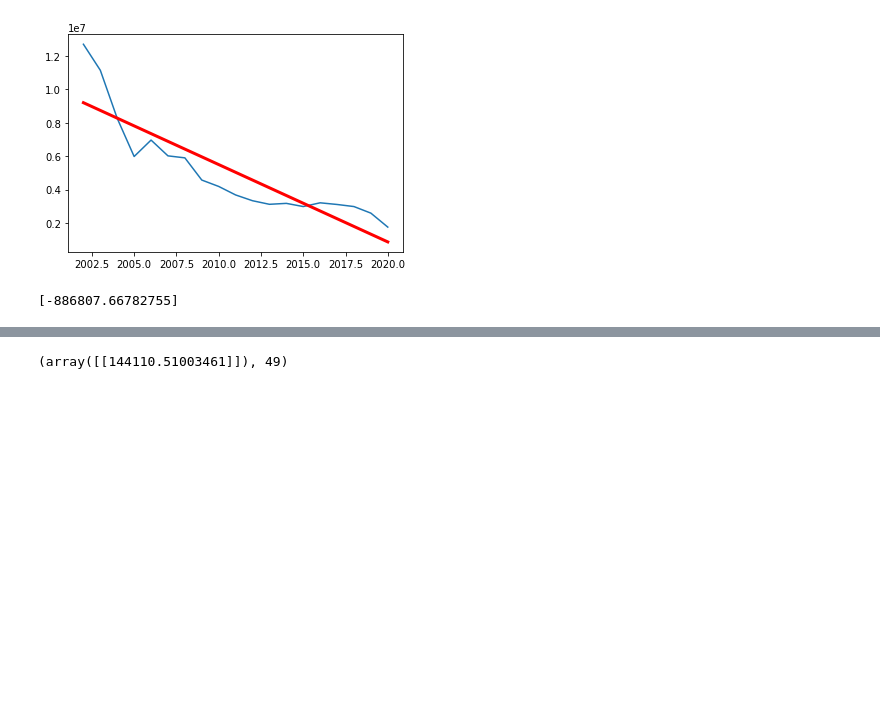
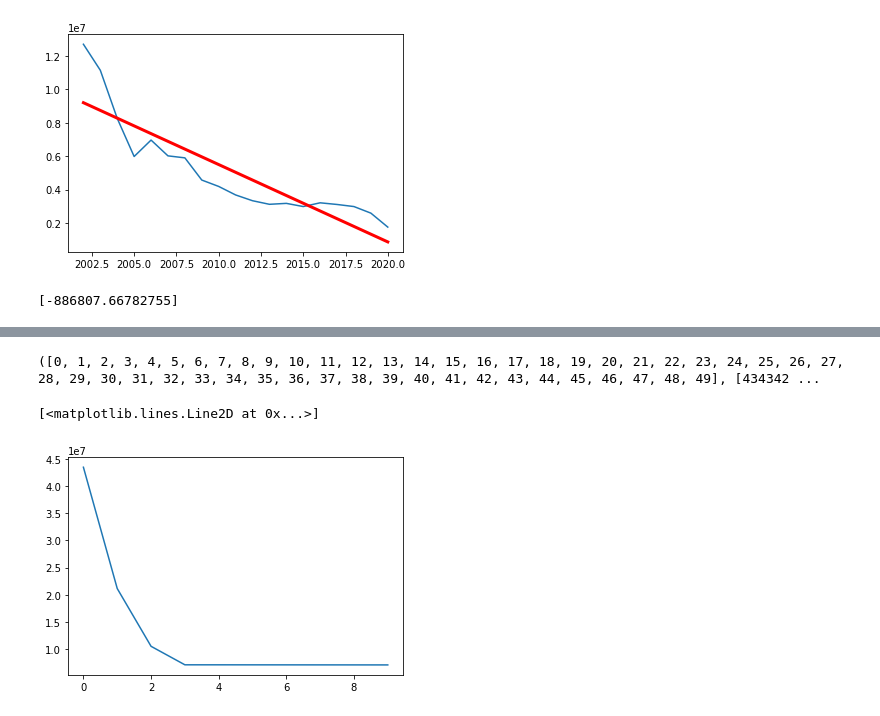
Before and after one commit to knuffelbeer/leren_en_beslissen_public, a Jupyter notebook: company_emissions_preprocessing_lin_reg.ipynb, the cells around one changed output, grey strips where cells are left out. Drawn from its saved outputs; the diff is of its cells as text; code cells hidden in the pictures; blank space fills up the shorter version.

```diff
--- a/company_emissions_preprocessing_lin_reg.ipynb
+++ b/company_emissions_preprocessing_lin_reg.ipynb
@@ -242,6 +242,6 @@ print(predicted- actual)
 from sklearn.preprocessing import PolynomialFeatures
 from sklearn.pipeline import make_pipeline
 # %%
-polyreg=make_pipeline(PolynomialFeatures(5),linear_model.LinearRegression())
+polyreg=make_pipeline(PolynomialFeatures(3),linear_model.LinearRegression())
 polyreg.fit(x,y)
 # %% [output]
@@ -262,21 +262,43 @@ print(predicted_poly - actual)
 #find best degree of polynomial
 #Dit moet werken zonder 2020 meengenomen in de data (dus een aparte training en test set)
 
-def best_poly_fit(x_array, y_array, actual, max_K=50):
+
+years = df1['year'].unique()
+years.sort()
+
+def best_poly_fit(x_array, y_array, actual_df, years, max_K=50):
     cost_best = 1000000000000
+    costs = []
+    i_list = list(range(max_K))
     for i in range(max_K):
         polyreg_i = make_pipeline(PolynomialFeatures(i),linear_model.LinearRegression())
         polyreg_i.fit(x_array, y_array)
 
-        predicted_poly = polyreg_i.predict(np.array(2020).reshape(1, -1))
+        cost = 0
+        for j in years:
+            actual = actual_df.scope[j]
+            predicted_poly = polyreg_i.predict(np.array(j).reshape(1, -1))
+            cost += abs(predicted_poly - actual)
 
-        cost = abs(predicted_poly - actual)
-        if(cost < cost_best):
-            cost_best = cost
-            K_best = i
 
-    return cost_best, K_best
+
+
+        costs.append(cost[0][0])
+        #if(cost < cost_best):
+            #cost_best = cost
+            #K_best = i
+
+
+    return i_list, costs
 # %%
-print(best_poly_fit(x, y, actual))
+print(best_poly_fit(x, y, df1_means_indexed, years))
 # %% [output]
-(array([[144110.51003461]]), 49)
+([0, 1, 2, 3, 4, 5, 6, 7, 8, 9, 10, 11, 12, 13, 14, 15, 16, 17, 18, 19, 20, 21, 22, 23, 24, 25, 26, 27, 28, 29, 30, 31, 32, 33, 34, 35, 36, 37, 38, 39, 40, 41, 42, 43, 44, 45, 46, 47, 48, 49], [434342 ...
+# %%
+x2, y2 = best_poly_fit(x, y, df1_means_indexed, years, 10)
+plt.plot(x2, y2)
+
+#Dus beste polynomial is 3.
+# %% [output]
+[<matplotlib.lines.Line2D at 0x...>]
+[figure, added]
```
Also changed, not shown: parts of 8 cells of this notebook.
